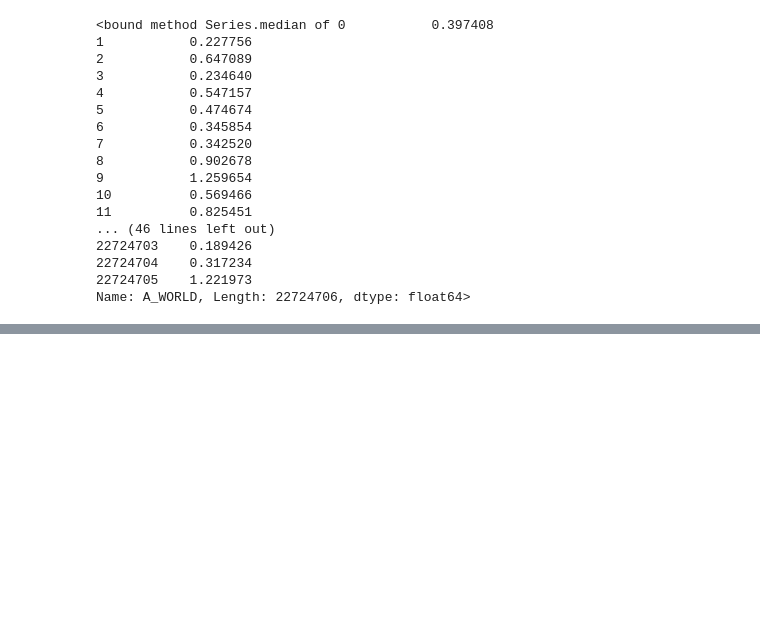
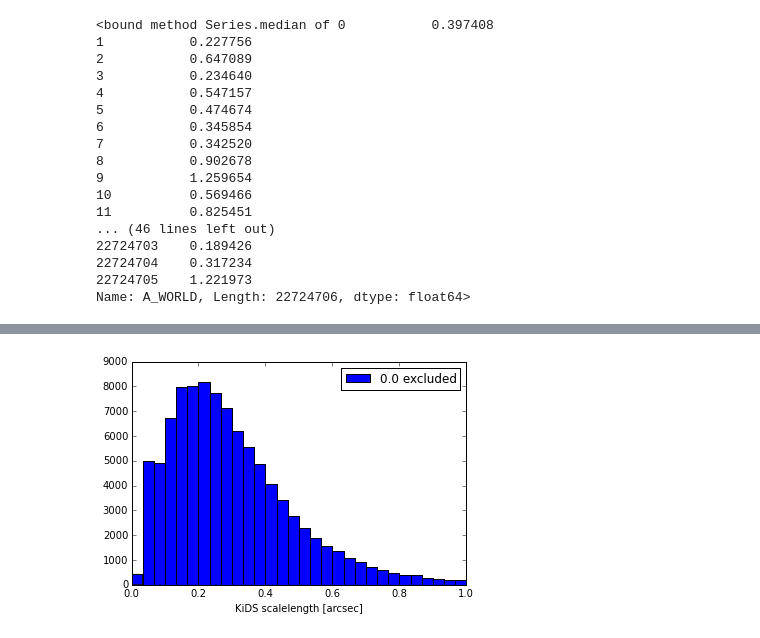
Before and after one commit to GiorgioManzoni/PAUS_code, a Jupyter notebook: 019_fast_plot_AB.ipynb, the cells around one changed output, grey strips where cells are left out. Drawn from its saved outputs; the diff is of its cells as text; code cells hidden in the pictures; blank space fills up the shorter version.

```diff
--- a/019_fast_plot_AB.ipynb
+++ b/019_fast_plot_AB.ipynb
@@ -33,0 +58,7 @@ Name: A_WORLD, Length: 22724706, dtype: float64>
+# %%
+plt.hist(kd_scalelength[kd_scalelength>0.],range=(0,1.),bins=30,label='0.0 excluded')
+plt.xlabel('KiDS scalelength [arcsec]')
+plt.legend()
+plt.show()
+# %% [output]
+[figure, added]
```
Also changed, not shown: parts of 9 cells of this notebook.
